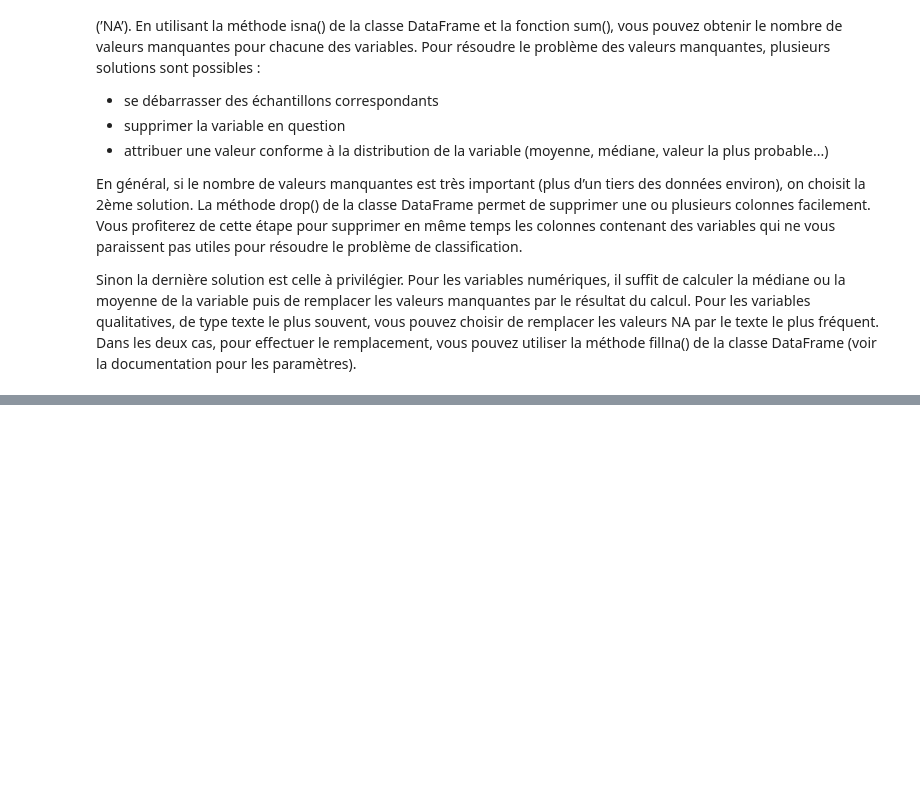
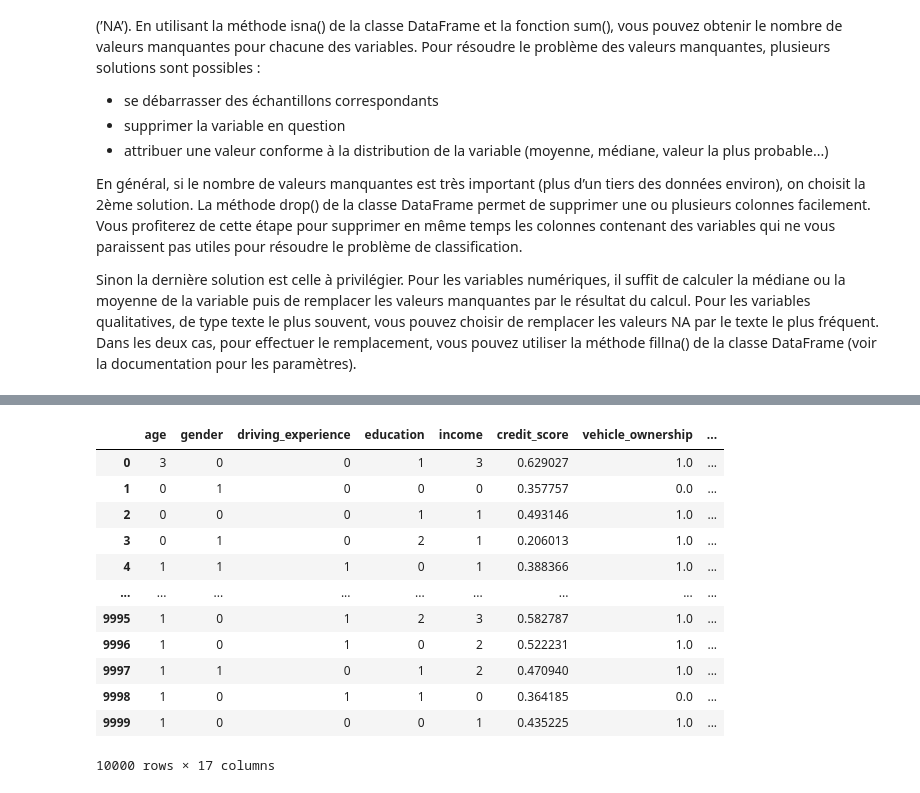
Before and after one commit to AntoineHazebrouck/data-science, a Jupyter notebook: project/main.ipynb, the cells around one changed output, grey strips where cells are left out. Saved outputs shown, nothing was run; the diff lists cells and outputs as text; code cells hidden in the pictures; blank space fills up the shorter version.

```diff
--- a/project/main.ipynb
+++ b/project/main.ipynb
@@ -248,0 +237,42 @@ cleaned
+# %%
+cleaned.driving_experience = cleaned.driving_experience.map({
+	'0-9y': 0,
+	'10-19y': 1,
+	'20-29y': 2,
+	'30y+': 3
+})
+cleaned.education = cleaned.education.map({
+	'none': 0,
+	'high school': 1,
+	'university': 2,
+})
+cleaned.income = cleaned.income.map({
+	'poverty': 0,
+	'working class': 1,
+	'middle class': 2,
+	'upper class': 3,
+})
+cleaned.vehicle_year = cleaned.vehicle_year.map({
+	'before 2015': 0,
+	'after 2015': 1
+})
+cleaned.vehicle_type = cleaned.vehicle_type.map({
+	'sports car': 0,
+	'sedan': 1,
+})
+
+cleaned
+# %% [output]
+|  | age | gender | driving_experience | education | income | credit_score | vehicle_ownership | ... |
+| 0 | 3 | 0 | 0 | 1 | 3 | 0.629027 | 1.0 | ... |
+| 1 | 0 | 1 | 0 | 0 | 0 | 0.357757 | 0.0 | ... |
+| 2 | 0 | 0 | 0 | 1 | 1 | 0.493146 | 1.0 | ... |
+| 3 | 0 | 1 | 0 | 2 | 1 | 0.206013 | 1.0 | ... |
+| 4 | 1 | 1 | 1 | 0 | 1 | 0.388366 | 1.0 | ... |
+| ... | ... | ... | ... | ... | ... | ... | ... | ... |
+| 9995 | 1 | 0 | 1 | 2 | 3 | 0.582787 | 1.0 | ... |
+| 9996 | 1 | 0 | 1 | 0 | 2 | 0.522231 | 1.0 | ... |
+| 9997 | 1 | 1 | 0 | 1 | 2 | 0.470940 | 1.0 | ... |
+| 9998 | 1 | 0 | 1 | 1 | 0 | 0.364185 | 0.0 | ... |
+| 9999 | 1 | 0 | 0 | 0 | 1 | 0.435225 | 1.0 | ... |
+10000 rows × 17 columns
```
Also changed, not shown: parts of 5 cells of this notebook.
